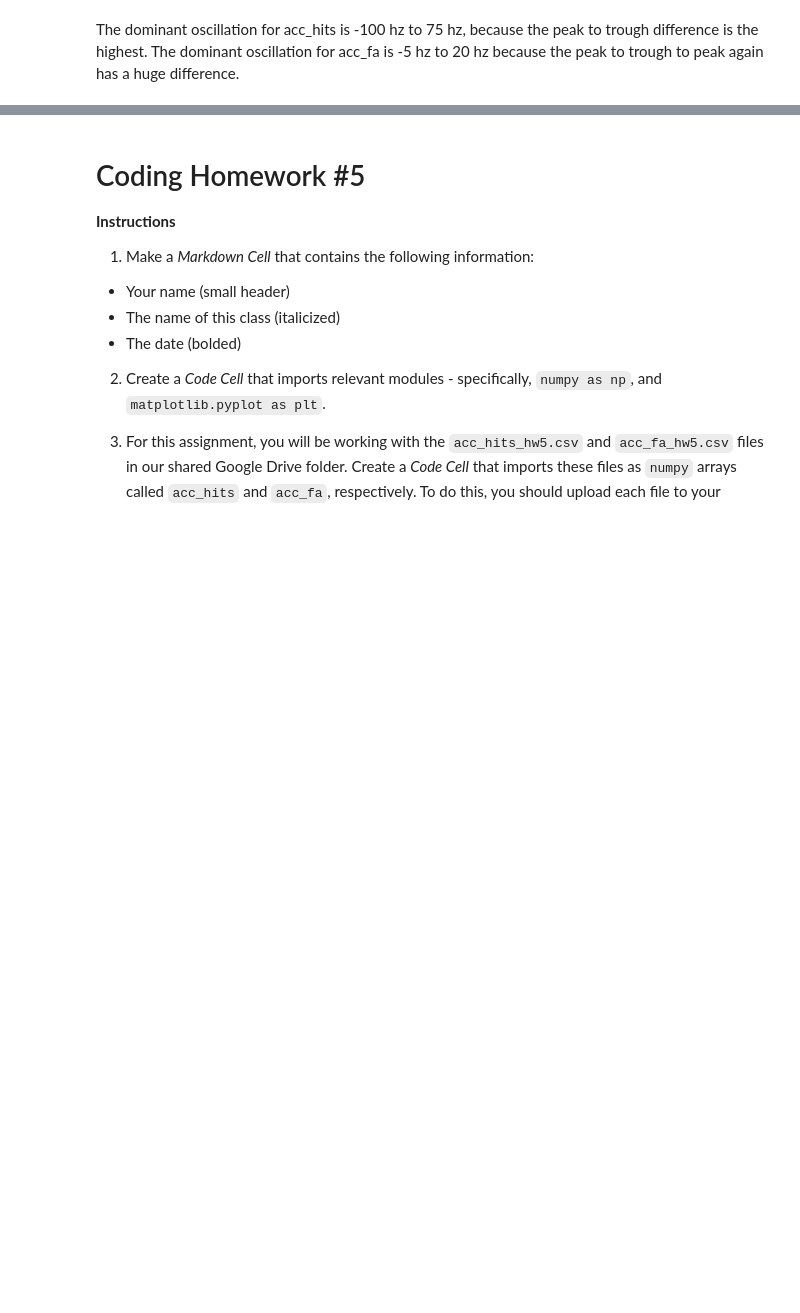
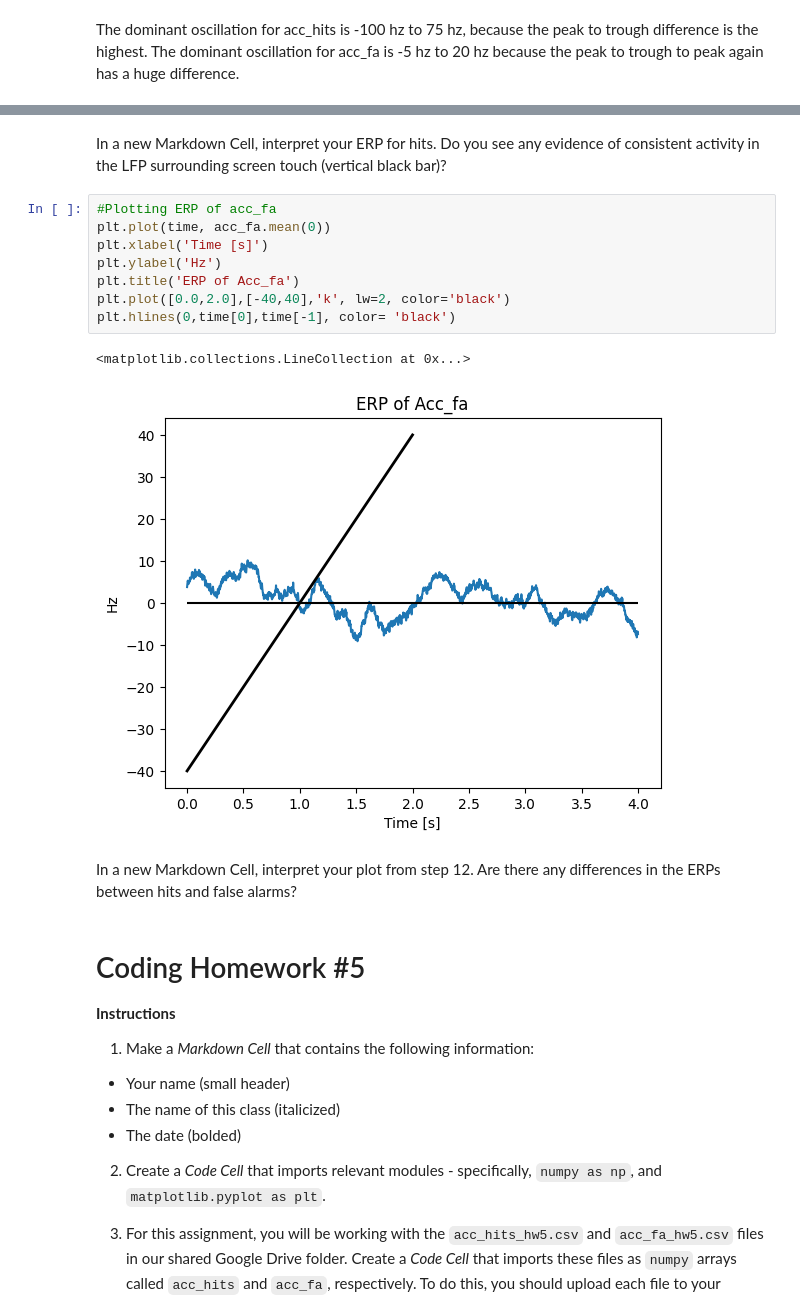
Before and after one commit to zoyaholin/Neur265HOLIN, a Jupyter notebook: coding_homework_5.ipynb, the cells around one changed output, grey strips where cells are left out. Drawn from its saved outputs; the diff is of its cells as text; blank space fills up the shorter version.

```diff
--- a/coding_homework_5.ipynb
+++ b/coding_homework_5.ipynb
@@ -57,3 +66,18 @@ The dominant oscillation for acc_fa is -5 hz to 20 hz because the peak to trough
+# %% [markdown]
+In a new Markdown Cell, interpret your ERP for hits. Do you see any evidence of consistent activity in the LFP surrounding screen touch (vertical black bar)?
+# %%
+#Plotting ERP of acc_fa
+plt.plot(time, acc_fa.mean(0))
+plt.xlabel('Time [s]')
+plt.ylabel('Hz')
+plt.title('ERP of Acc_fa')
+plt.plot([0.0,2.0],[-40,40],'k', lw=2, color='black')
+plt.hlines(0,time[0],time[-1], color= 'black')
+# %% [output]
+<matplotlib.collections.LineCollection at 0x...>
+[figure, added]
+# %% [markdown]
+In a new Markdown Cell, interpret your plot from step 12. Are there any differences in the ERPs between hits and false alarms?
 # %% [markdown]
 # Coding Homework #5
 
```
Also changed, not shown: parts of 2 cells of this notebook.
